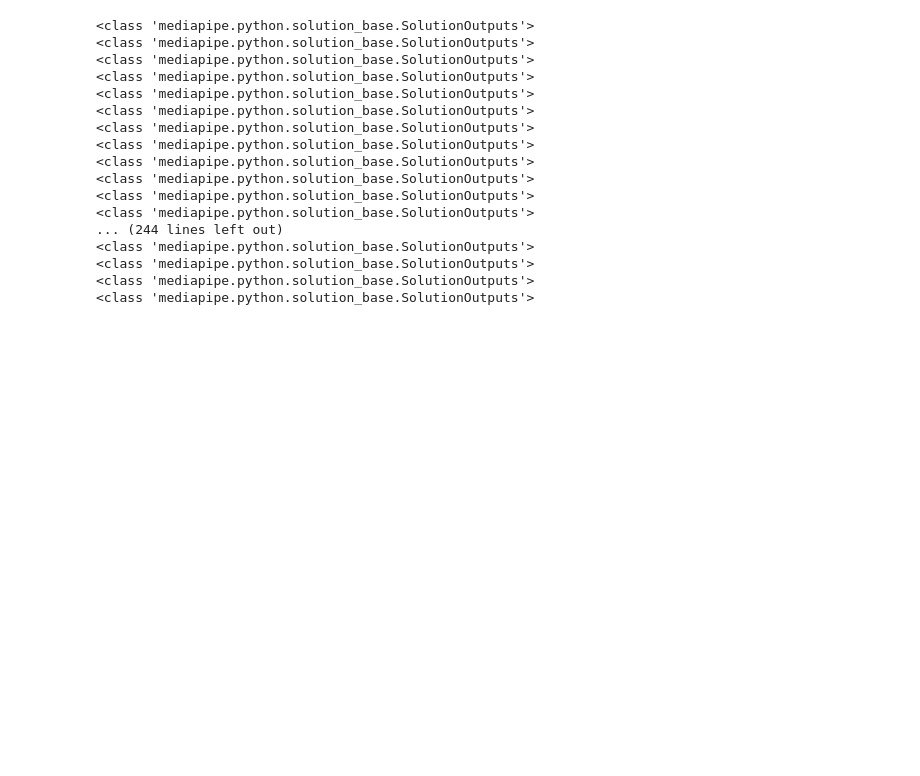
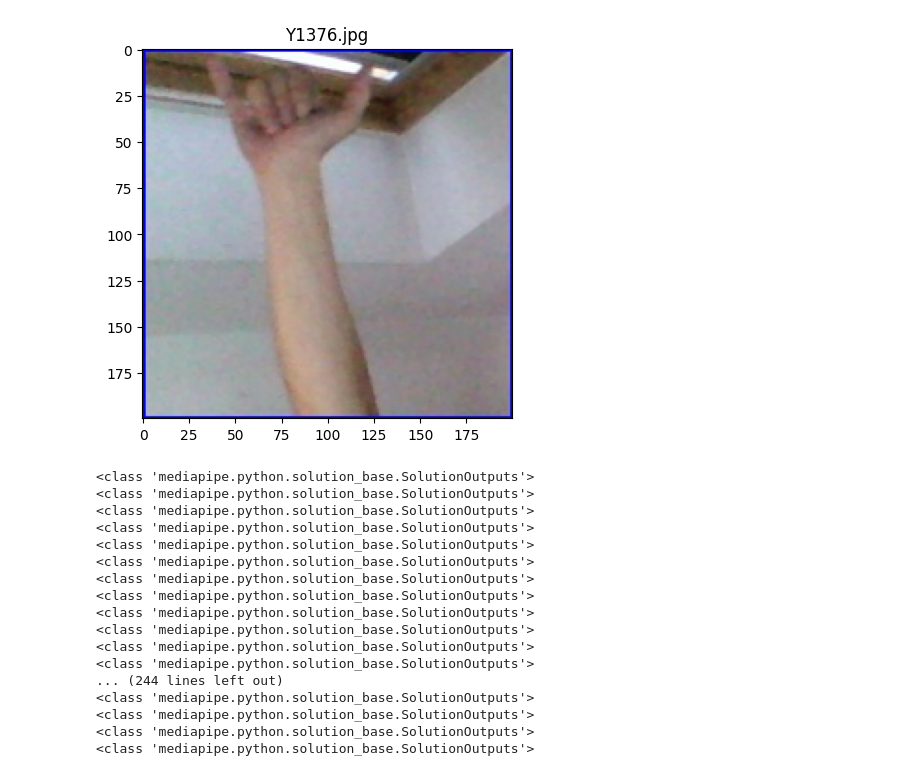
Before and after one commit to Firebolt/SignLanguageTranslationSystem, a Jupyter notebook: SignLanguageTranslationSystem.ipynb, the cells around one changed output. Drawn from its saved outputs; the diff is of its cells as text; code cells hidden in the pictures; blank space fills up the shorter version.

Commit message:
Removed unnecessary parts in second cell Added dataset to .gitignore Added new libraries to requirements.txt

```diff
--- a/SignLanguageTranslationSystem.ipynb
+++ b/SignLanguageTranslationSystem.ipynb
@@ -31,43 +11,26 @@ from hmmlearn import hmm
 from sklearn.svm import SVC
 from sklearn.metrics import accuracy_score
 # %%
-dataset_path = 'dataset'  # Adjust the path to your dataset
+dataset_path = 'dataset'  # Make sure your dataset is inside the dataset folder
 
 # Initialize lists to store images and labels
 images = []
-labels = []
-
-# Initialize list to store image paths and labels for CSV
-image_paths = []
-image_labels = []
 
 # Load and process each image
 for label in os.listdir(dataset_path):
     label_path = os.path.join(dataset_path, label)
     if os.path.isdir(label_path):  # Ensure that label_path is a directory
-        for image_path in os.listdir(label_path):
-            image_full_path = os.path.join(label_path, image_path)
-            image = cv2.imread(image_full_path)
+        for image_name in os.listdir(label_path):
+            image_path = os.path.join(label_path, image_name)
+            image = cv2.imread(image_path)
             if image is not None:
                 image = cv2.cvtColor(image, cv2.COLOR_BGR2RGB)
-                images.append(image)
-                labels.append(label)
-                image_paths.append(image_full_path)
-                image_labels.append(label)
-
-# Convert to numpy arrays (optional, if you need them later)
-images = np.array(images)
-labels = np.array(labels)
-
-# Save the image paths and labels to a CSV file
-df = pd.DataFrame({'Image Path': image_paths, 'Label': image_labels})
-csv_path = 'image_labels.csv'
-df.to_csv(csv_path, index=False)
-
-print(f'Image paths and labels have been saved to {csv_path}')
+                images.append((image, label, image_name))
 
 # Display a sample image
-plt.imshow(images[0])
-plt.title(labels[0])
+plt.imshow(images[0][0])
+plt.title(images[0][2])
 plt.show()
+# %% [output]
+[figure, added]
 # %%
```
Also changed, not shown: parts of 2 cells of this notebook, 2 other files.
